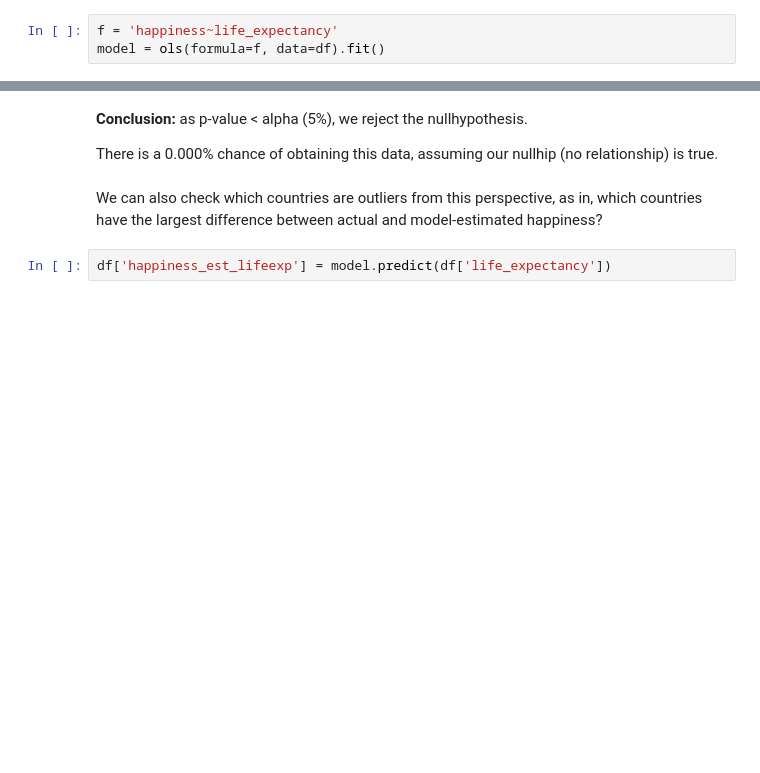
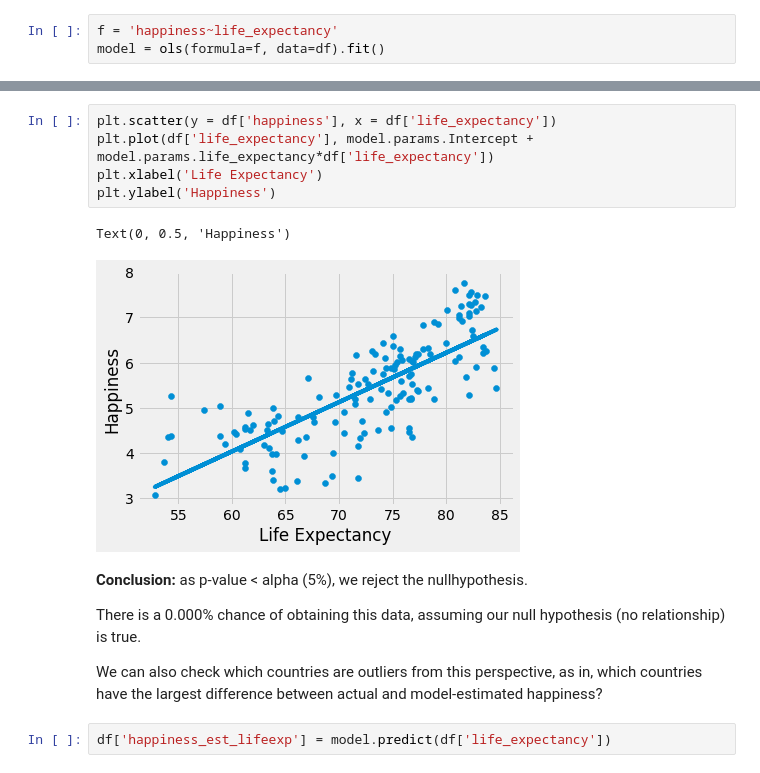
Before and after one commit to aghilissen/Mod_3_Project, a Jupyter notebook: index.ipynb, the cells around one changed output, grey strips where cells are left out. Cells and saved outputs as stored; diff of their text form; blank space fills up the shorter version.

Commit message:
adding regression graphs

```diff
--- a/index.ipynb
+++ b/index.ipynb
@@ -100,10 +100,18 @@ Warnings:
 [1] Standard Errors assume that the covariance matrix of the errors is correctly specified.
+# %%
+plt.scatter(y = df['happiness'], x = df['life_expectancy'])
+plt.plot(df['life_expectancy'], model.params.Intercept + model.params.life_expectancy*df['life_expectancy'])
+plt.xlabel('Life Expectancy')
+plt.ylabel('Happiness')
+# %% [output]
+Text(0, 0.5, 'Happiness')
+[figure, added]
 # %% [markdown]
 **Conclusion:** as p-value < alpha (5%), we reject the nullhypothesis.
 
-There is a 0.000% chance of obtaining this data, assuming our nullhip (no relationship) is true.
+There is a 0.000% chance of obtaining this data, assuming our null hypothesis (no relationship) is true.
+
+We can also check which countries are outliers from this perspective, as in, which countries have the largest difference between actual and model-estimated happiness?
-# %% [markdown]
-We can also check which countries are outliers from this perspective, as in, which countries have the largest difference between actual and model-estimated happiness?
 # %%
 df['happiness_est_lifeexp'] = model.predict(df['life_expectancy'])
 # %%
```
Also changed, not shown: parts of 20 cells of this notebook.
